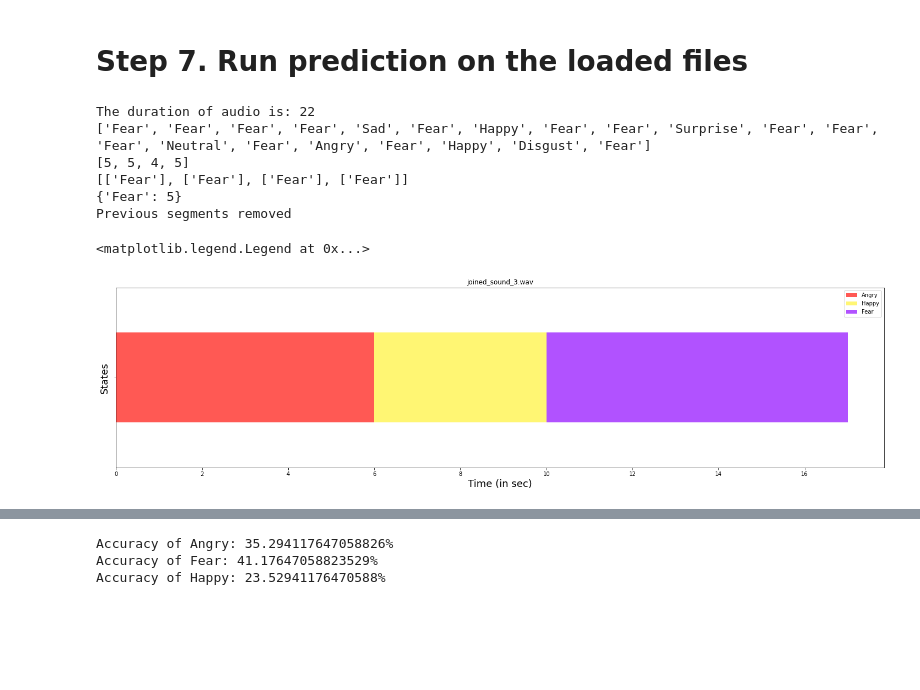
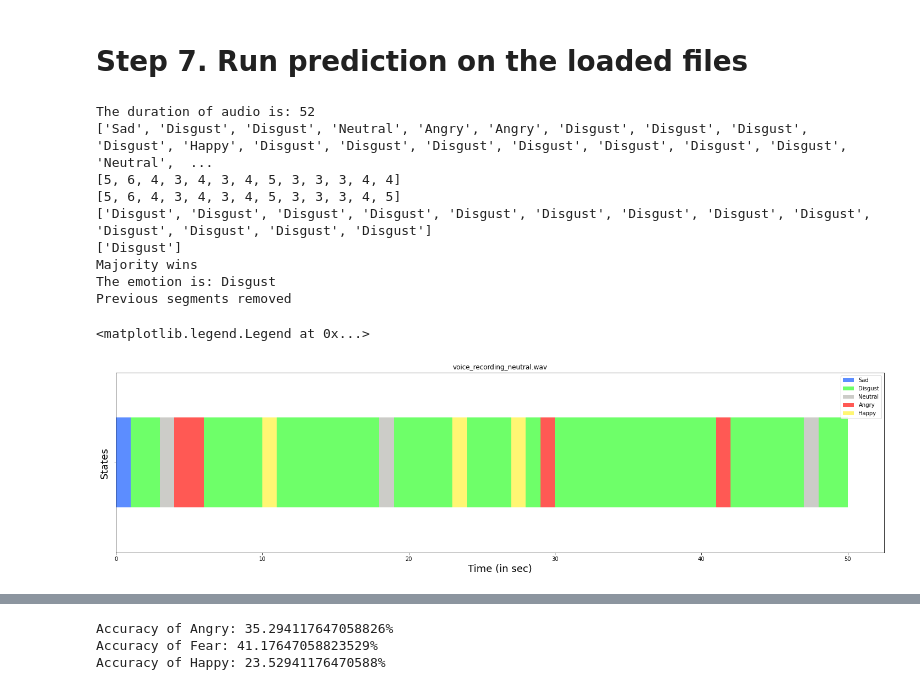
Before and after one commit to DeivisDervinis/Speech-Emotion-Analyzer, a Jupyter notebook: colab/EAPDA.ipynb, the cells around one changed output, grey strips where cells are left out. Saved outputs shown, nothing was run; the diff lists cells and outputs as text; code cells hidden in the pictures; blank space fills up the shorter version.

Commit message:
Added new emotion recognition algorithm

```diff
--- a/colab/EAPDA.ipynb
+++ b/colab/EAPDA.ipynb
@@ -274,7 +274,7 @@ segmentEmoList = []
 
 # Create a list of timestamps
 timestampList = []
-timestampCounter = 5
+timestampCounter = 3
 
 
 # Create an empty final emotion list for tracking emotions through segments
@@ -364,11 +364,7 @@ for k in range(0, len(listOfSegNames)):
         # Append the emotion to the final emotion list
         finalEmoList.append([stateEmotion])
 
-        #if isFirstStateEncountered:
         timestampList.append(timestampCounter)
-        #else:
-          #timestampList.append(timestampCounter + 2)
-          #isFirstStateEncountered = True
 
         # Reset the state (emotion) occurance list to zero
         stateFlagList = [0,0,0,0,0,0,0]
@@ -382,6 +378,7 @@ for k in range(0, len(listOfSegNames)):
       if len(firstState) == 1:
         # Add the segment emotion to the list
         finalEmoList.append(firstState)
+        timestampCounter += 2
         timestampList.append(timestampCounter)
         timestampCounter = 0
         isFirstStateFound = True
@@ -392,67 +389,75 @@ for k in range(0, len(listOfSegNames)):
 # Prints for debugging
 print(segmentEmoList)
 print(timestampList)
-print(finalEmoList)
 
+if sum(timestampList) != audio_duration:
+  timestampList[-1] = timestampList[-1] + (audio_duration - sum(timestampList))
+
+print(timestampList)
 # Create an empty list to store unhashedList
-unhashedDict = {}
+unhashedList = []
 
 # Unhashes a list for readability
-for index in range(0, len(finalEmoList)):
-  unhashedDict[finalEmoList[index][0]] = timestampList[index]
+for item in finalEmoList:
+  unhashedList.append(item[0])
 
 # Check if there is a majority for the segments
-print(unhashedDict)
-#return_emotion = find_state_emotion(unhashedList)
-#print(return_emotion)
+print(unhashedList)
+return_emotion = find_state_emotion(unhashedList)
+print(return_emotion)
 
 # If there is no majority therefore the emotion is neutral
-#if len(return_emotion) != 1:
-  #print("Majority doesn't win")
-  #print("The emotion is: Neutral")
-#else:
+if len(return_emotion) != 1:
+  print("Majority doesn't win")
+  print("The emotion is: Neutral")
+else:
   # If there is a majority then print the emotion
-  #print("Majority wins")
-  #print("The emotion is: " + str(return_emotion[0]))
+  print("Majority wins")
+  print("The emotion is: " + str(return_emotion[0]))
+  del timestampList[:]
+  timestampList.append(audio_duration)
 
 # Code for removing the segments
 for segment in listOfSegNames:
   !rm $segment
 print("Previous segments removed")
 # %% [output]
-The duration of audio is: 22
-['Fear', 'Fear', 'Fear', 'Fear', 'Sad', 'Fear', 'Happy', 'Fear', 'Fear', 'Surprise', 'Fear', 'Fear', 'Fear', 'Neutral', 'Fear', 'Angry', 'Fear', 'Happy', 'Disgust', 'Fear']
-[5, 5, 4, 5]
-[['Fear'], ['Fear'], ['Fear'], ['Fear']]
-{'Fear': 5}
+The duration of audio is: 52
+['Sad', 'Disgust', 'Disgust', 'Neutral', 'Angry', 'Angry', 'Disgust', 'Disgust', 'Disgust', 'Disgust', 'Happy', 'Disgust', 'Disgust', 'Disgust', 'Disgust', 'Disgust', 'Disgust', 'Disgust', 'Neutral',  ...
+[5, 6, 4, 3, 4, 3, 4, 5, 3, 3, 3, 4, 4]
+[5, 6, 4, 3, 4, 3, 4, 5, 3, 3, 3, 4, 5]
+['Disgust', 'Disgust', 'Disgust', 'Disgust', 'Disgust', 'Disgust', 'Disgust', 'Disgust', 'Disgust', 'Disgust', 'Disgust', 'Disgust', 'Disgust']
+['Disgust']
+Majority wins
+The emotion is: Disgust
 Previous segments removed
 # %%
 import pandas as pd
 import matplotlib.pyplot as plt
 
 colorDict = {'Angry':"#ff5954",'Disgust':"#6eff69", 'Fear':"#b152ff", 'Happy': '#fff673', 'Neutral':'#ccccc8', 'Sad':'#5c8dff', 'Surprise':'#ffb663'}
 colorList = []
 
 df = pd.DataFrame({}, index=[0])
 counter = 0
-for index in unhashedDict:
-  df.insert(counter, index, timestampList[counter], True)
+for item in segmentEmoList:
+  df.insert(counter, item, 1, True)
   counter += 1
-  colorList.append(colorDict.get(index))
+  colorList.append(colorDict.get(item))
 
 ax = df.plot.barh(stacked=True, color=colorList)
 
 
 ax.figure.set_size_inches(25,6)
 ax.set_xlabel('Time (in sec)', fontsize=18)
 ax.set_ylabel('States', fontsize=18)
 ax.set_yticklabels([])
 
 handles, labels = ax.get_legend_handles_labels()
 by_label = dict(zip(labels, handles))
 
 ax.set_title(audio_file_name)
 ax.legend(by_label.values(), by_label.keys())
 # %% [output]
 <matplotlib.legend.Legend at 0x...>
-[figure, old version]
+[figure, new version]
```
Also changed, not shown: parts of 3 cells of this notebook.
